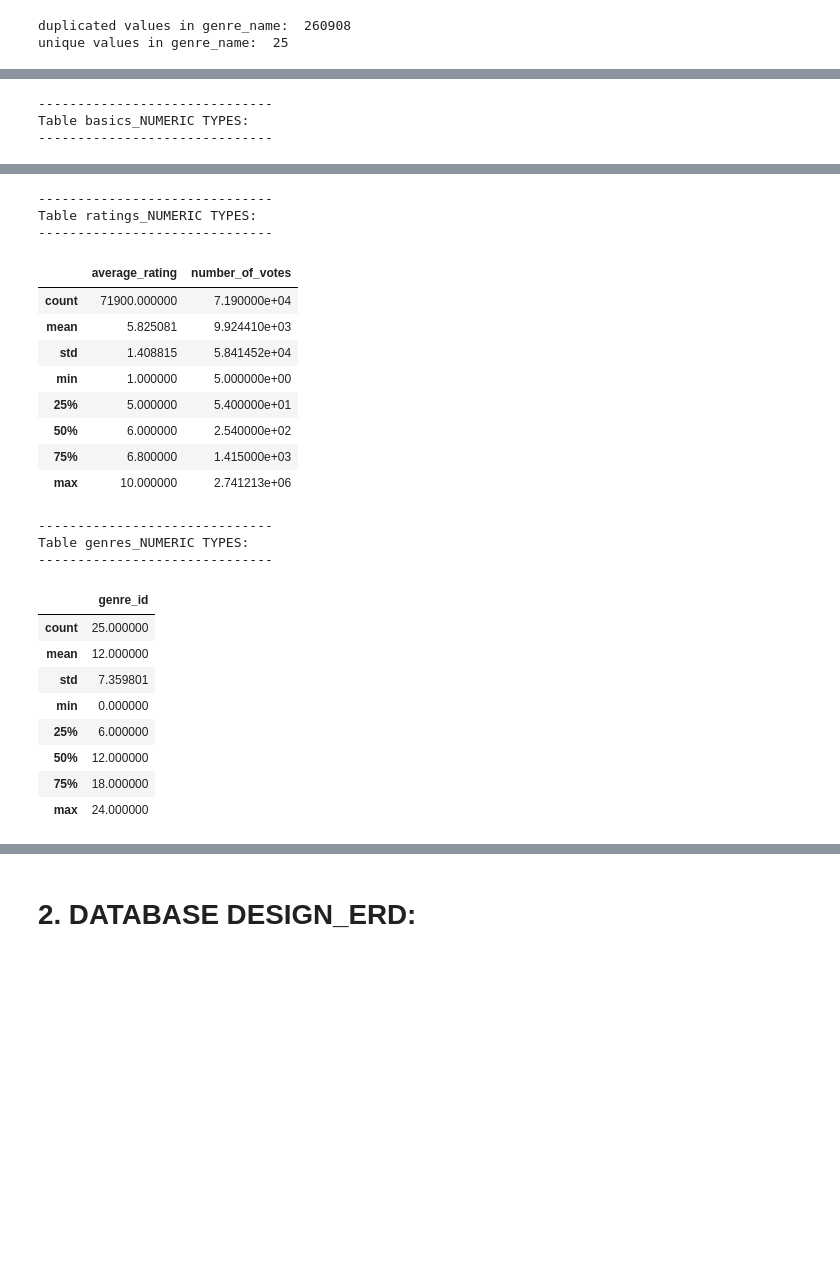
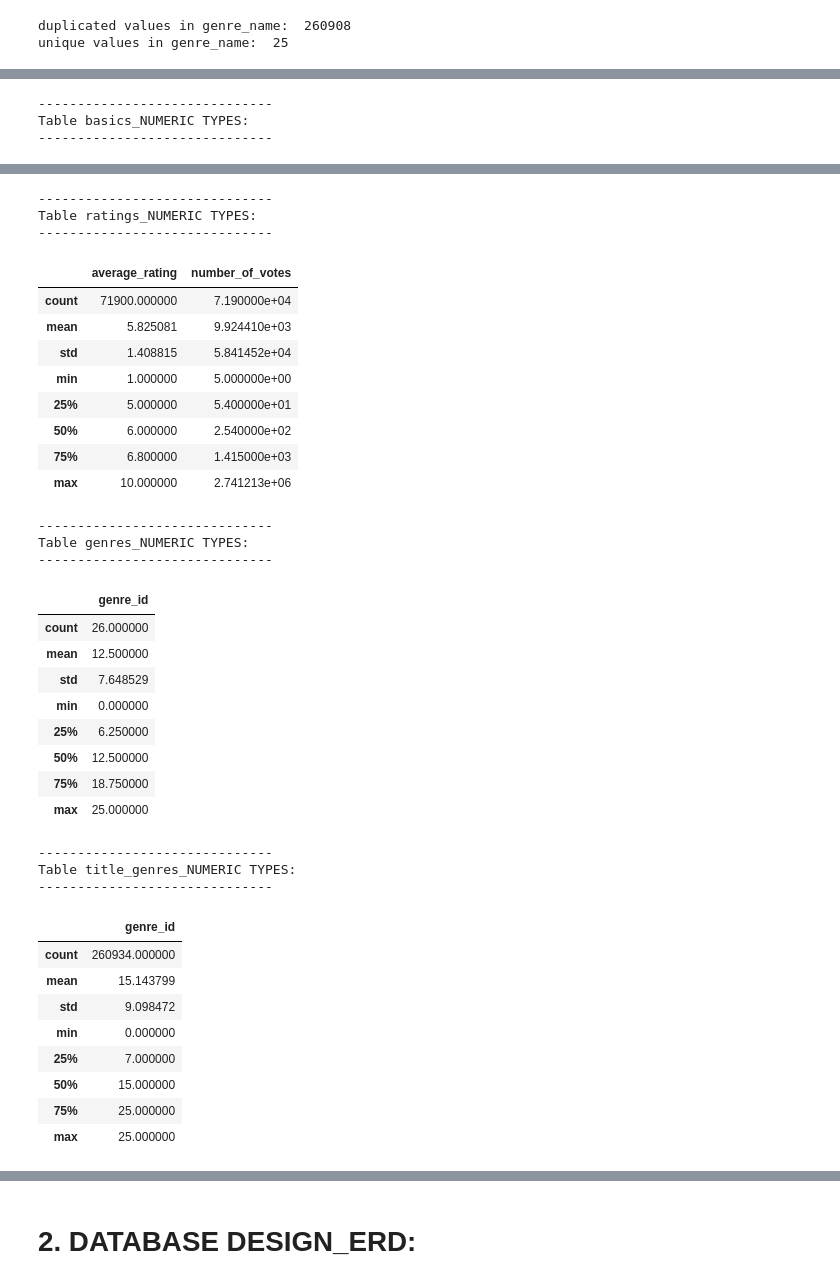
Before and after one commit to Ahmed-Wassel-Angar/movies_project, a Jupyter notebook: DATABASE_Design.ipynb, the cells around one changed output, grey strips where cells are left out. Cells and saved outputs as stored; diff of their text form; code cells hidden in the pictures; blank space fills up the shorter version.

```diff
--- a/DATABASE_Design.ipynb
+++ b/DATABASE_Design.ipynb
@@ -236,0 +296,10 @@ df_genres.sort_values(by=['genre_id'])
+# %%
+df_title_basics = df_title_basics.fillna('not_indicated')
+genre_dict = dict(zip(df_genres['genre_name'].tolist(),df_genres['genre_id'].tolist()))
+df_title_basics['genre_0_id'] = df_title_basics['genre_0']
+df_title_basics['genre_0_id']=df_title_basics['genre_0_id'].replace(genre_dict)
+df_title_basics['genre_1_id'] = df_title_basics['genre_1']
+df_title_basics['genre_1_id']=df_title_basics['genre_1_id'].replace(genre_dict)
+df_title_basics['genre_2_id'] = df_title_basics['genre_2']
+df_title_basics['genre_2_id']=df_title_basics['genre_2_id'].replace(genre_dict)
+df_title_basics
@@ -236,0 +320,7 @@ df_genres.sort_values(by=['genre_id'])
+# %%
+df_title_genres = pd.DataFrame({'tconst':df_title_basics['tconst'],'genre_id':df_title_basics['genre_0_id']})
+df_title_genres = pd.concat([df_title_genres,
+    pd.DataFrame({'tconst':df_title_basics['tconst'],'genre_id':df_title_basics['genre_1_id']})])
+df_title_genres = pd.concat([df_title_genres,
+    pd.DataFrame({'tconst':df_title_basics['tconst'],'genre_id':df_title_basics['genre_2_id']})])
+df_title_genres
@@ -236,0 +346,4 @@ df_genres.sort_values(by=['genre_id'])
+# %%
+# drop extra columns from df_title_basics
+df_title_basics = df_title_basics.drop(['genre_0','genre_0_id','genre_1','genre_1_id','genre_2','genre_2_id','genres'],axis=1)
+df_title_basics.columns
@@ -239,5 +356,3 @@ df_genres.sort_values(by=['genre_id'])
-# %%
-df_title_basics = df_title_basics.drop(columns=['genre_0','genre_1','genre_2'])
 # %%
 # Check variable types:
 print('-'*30,'Table basics_DATA TYPES:','-'*30,sep='\n')
@@ -301,42 +424,56 @@ print('-'*30,'Table ratings_NUMERIC TYPES:','-'*30,sep='\n')
 display(df_title_ratings.describe())
 print('-'*30,'Table genres_NUMERIC TYPES:','-'*30,sep='\n')
 display(df_genres.describe())
+print('-'*30,'Table title_genres_NUMERIC TYPES:','-'*30,sep='\n')
+display(df_title_genres.describe())
 # %% [output]
 ------------------------------
 Table basics_NUMERIC TYPES:
 ------------------------------
 |  | start_year | runtime |
 | count | 86978 | 86978.000000 |
 | mean | 1970-01-01 00:00:00.000002013 | 95.040229 |
 | min | 1970-01-01 00:00:00.000002 | 2.000000 |
 | 25% | 1970-01-01 00:00:00.000002009 | 83.000000 |
 | 50% | 1970-01-01 00:00:00.000002014 | 92.000000 |
 | 75% | 1970-01-01 00:00:00.000002018 | 105.000000 |
 | max | 1970-01-01 00:00:00.000002022 | 1669.000000 |
 | std | NaN | 27.808289 |
 ------------------------------
 Table ratings_NUMERIC TYPES:
 ------------------------------
 |  | average_rating | number_of_votes |
 | count | 71900.000000 | 7.190000e+04 |
 | mean | 5.825081 | 9.924410e+03 |
 | std | 1.408815 | 5.841452e+04 |
 | min | 1.000000 | 5.000000e+00 |
 | 25% | 5.000000 | 5.400000e+01 |
 | 50% | 6.000000 | 2.540000e+02 |
 | 75% | 6.800000 | 1.415000e+03 |
 | max | 10.000000 | 2.741213e+06 |
 ------------------------------
 Table genres_NUMERIC TYPES:
 ------------------------------
 |  | genre_id |
-| count | 25.000000 |
-| mean | 12.000000 |
-| std | 7.359801 |
+| count | 26.000000 |
+| mean | 12.500000 |
+| std | 7.648529 |
 | min | 0.000000 |
-| 25% | 6.000000 |
-| 50% | 12.000000 |
-| 75% | 18.000000 |
-| max | 24.000000 |
+| 25% | 6.250000 |
+| 50% | 12.500000 |
+| 75% | 18.750000 |
+| max | 25.000000 |
+------------------------------
+Table title_genres_NUMERIC TYPES:
+------------------------------
+|  | genre_id |
+| count | 260934.000000 |
+| mean | 15.143799 |
+| std | 9.098472 |
+| min | 0.000000 |
+| 25% | 7.000000 |
+| 50% | 15.000000 |
+| 75% | 25.000000 |
+| max | 25.000000 |
 # %%
 # construct dictionary of types
```
Also changed, not shown: parts of 22 cells of this notebook.
